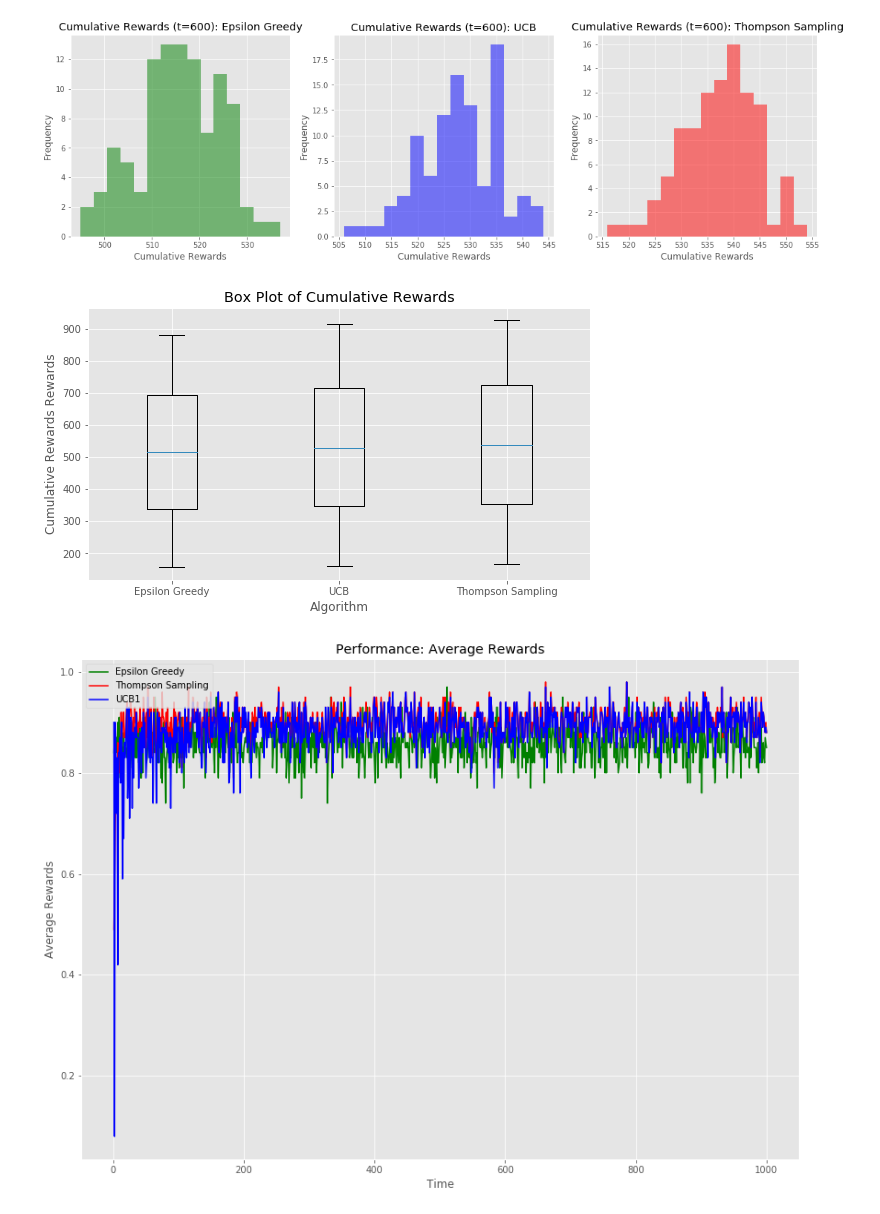
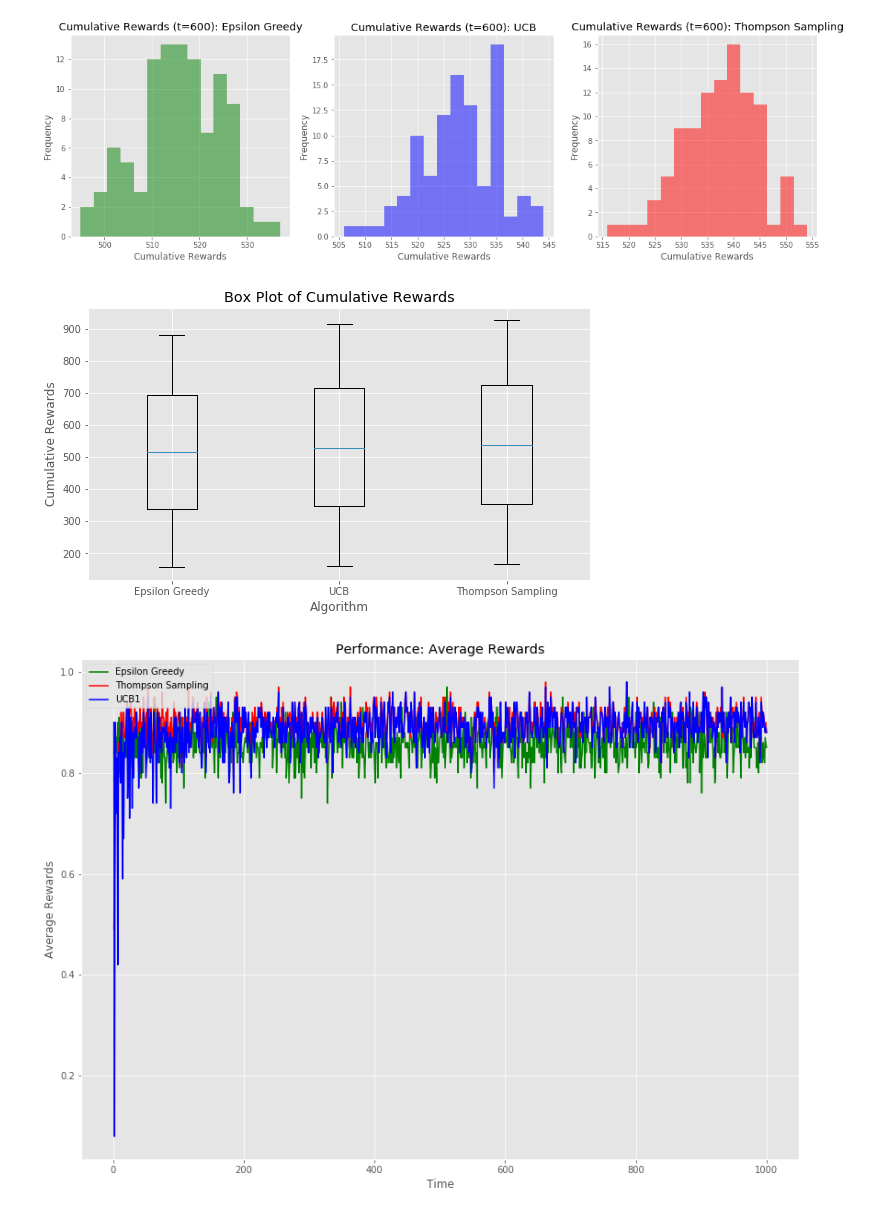
Before and after one commit to tprateek287/multi-armed-bandits, a Jupyter notebook: Simulation/MAB_Simulation.ipynb, the cells around one changed output. Saved outputs shown, nothing was run; the diff lists cells and outputs as text; code cells hidden in the pictures.

```diff
--- a/Simulation/MAB_Simulation.ipynb
+++ b/Simulation/MAB_Simulation.ipynb
@@ -366,15 +366,15 @@ plt.show()
 # %%
 plt.figure(figsize = (9, 5))
 fig = plt.boxplot([comparison_df[comparison_df['Algorithm'] == 'Epsilon Greedy']['Cumulative Reward'],
             comparison_df[comparison_df['Algorithm'] == 'UCB']['Cumulative Reward'],
             comparison_df[comparison_df['Algorithm'] == 'Thompson Sampling']['Cumulative Reward']])
 plt.title('Box Plot of Cumulative Rewards')
 plt.xlabel('Algorithm')
-plt.ylabel('Cumulative Rewards Rewards')
+plt.ylabel('Cumulative Rewards')
 plt.xticks([1, 2, 3], ['Epsilon Greedy', 'UCB', 'Thompson Sampling'])
 plt.show()
 # %% [output]
-[figure, old version]
+[figure, new version]
 # %%
 # Export simulation data to CSV for analysis
 comparison_df.to_csv('BanditRewards.csv', index = False)
```
